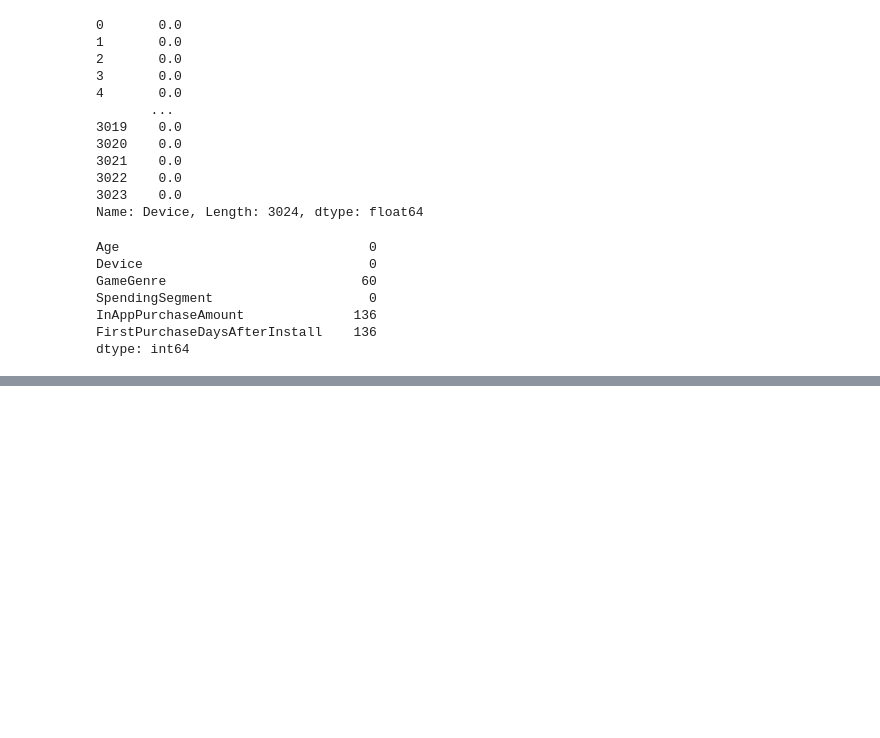
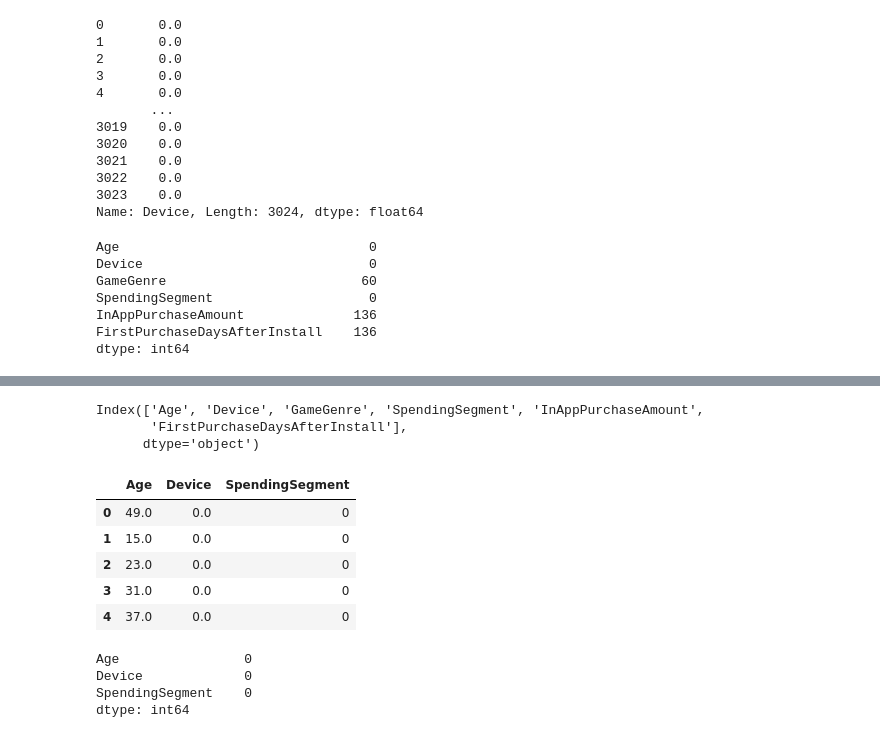
Before and after one commit to peeyush1278/Peeyush_Basic_Project, a Jupyter notebook: Project/Data_project/Ingame_purchase.ipynb, the cells around one changed output, grey strips where cells are left out. Drawn from its saved outputs; the diff is of its cells as text; code cells hidden in the pictures; blank space fills up the shorter version.

```diff
--- a/Project/Data_project/Ingame_purchase.ipynb
+++ b/Project/Data_project/Ingame_purchase.ipynb
@@ -211,0 +234,24 @@ dtype: int64
+# %%
+df2.columns
+# %% [output]
+Index(['Age', 'Device', 'GameGenre', 'SpendingSegment', 'InAppPurchaseAmount',
+       'FirstPurchaseDaysAfterInstall'],
+      dtype='object')
+# %%
+df2.drop(['GameGenre','FirstPurchaseDaysAfterInstall','InAppPurchaseAmount'],axis=1,inplace=True)
+# %%
+df2.head()
+# %% [output]
+|  | Age | Device | SpendingSegment |
+| 0 | 49.0 | 0.0 | 0 |
+| 1 | 15.0 | 0.0 | 0 |
+| 2 | 23.0 | 0.0 | 0 |
+| 3 | 31.0 | 0.0 | 0 |
+| 4 | 37.0 | 0.0 | 0 |
+# %%
+df2.isna().sum()
+# %% [output]
+Age                0
+Device             0
+SpendingSegment    0
+dtype: int64
```
Also changed, not shown: parts of 2 cells of this notebook.
